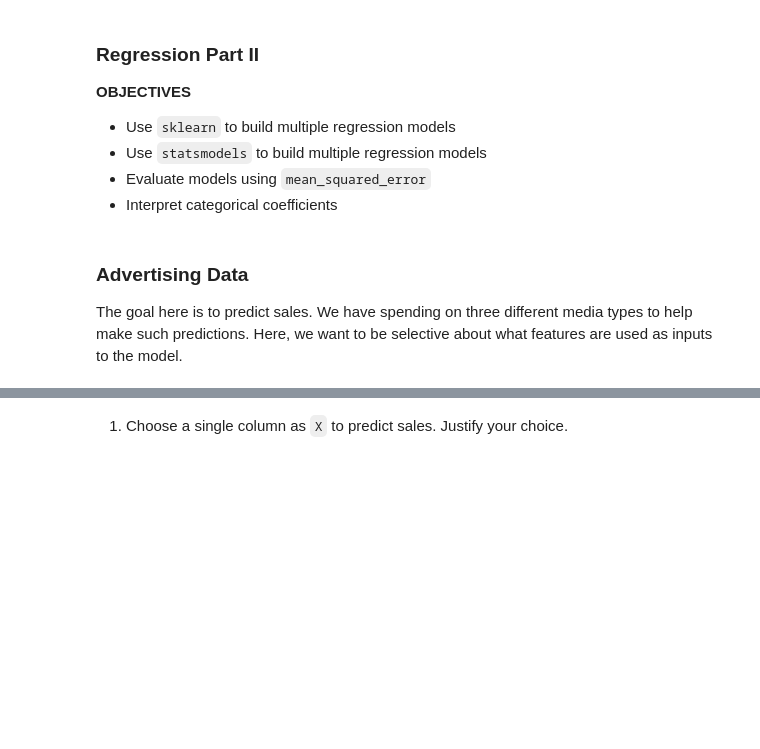
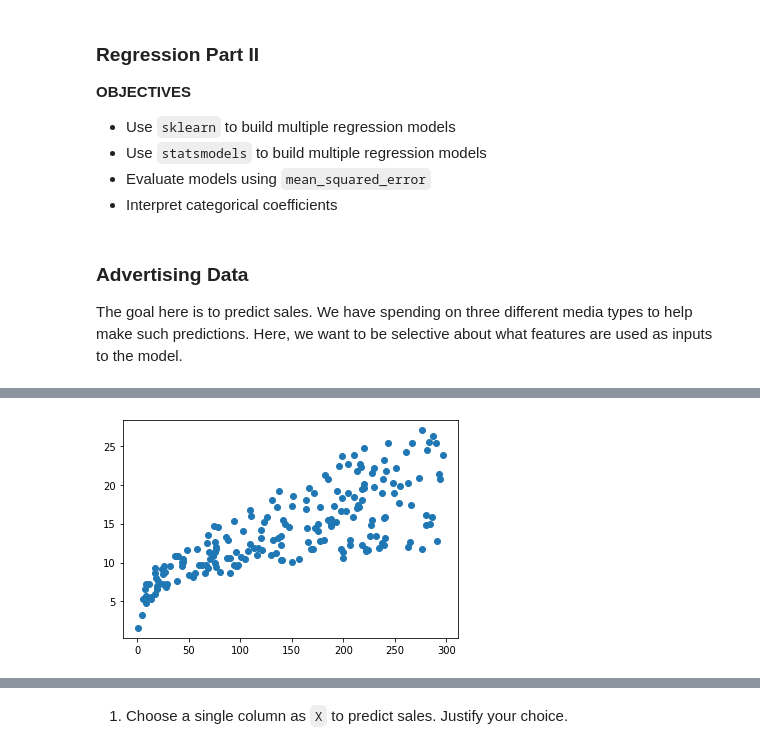
Before and after one commit to gilad247/NYU-Bootcamp, a Jupyter notebook: notebooks/module_2/2.03_linear_regression_II/practice_regression.ipynb, the cells around one changed output, grey strips where cells are left out. Drawn from its saved outputs; the diff is of its cells as text; code cells hidden in the pictures; blank space fills up the shorter version.

```diff
--- a/notebooks/module_2/2.03_linear_regression_II/practice_regression.ipynb
+++ b/notebooks/module_2/2.03_linear_regression_II/practice_regression.ipynb
@@ -29,0 +33,5 @@ ads.head()
+# %%
+#scatterplot
+plt.scatter(ads['TV'], ads['sales']);
+# %% [output]
+[figure, added]
```
Also changed, not shown: parts of 42 cells of this notebook, 2 other files.
